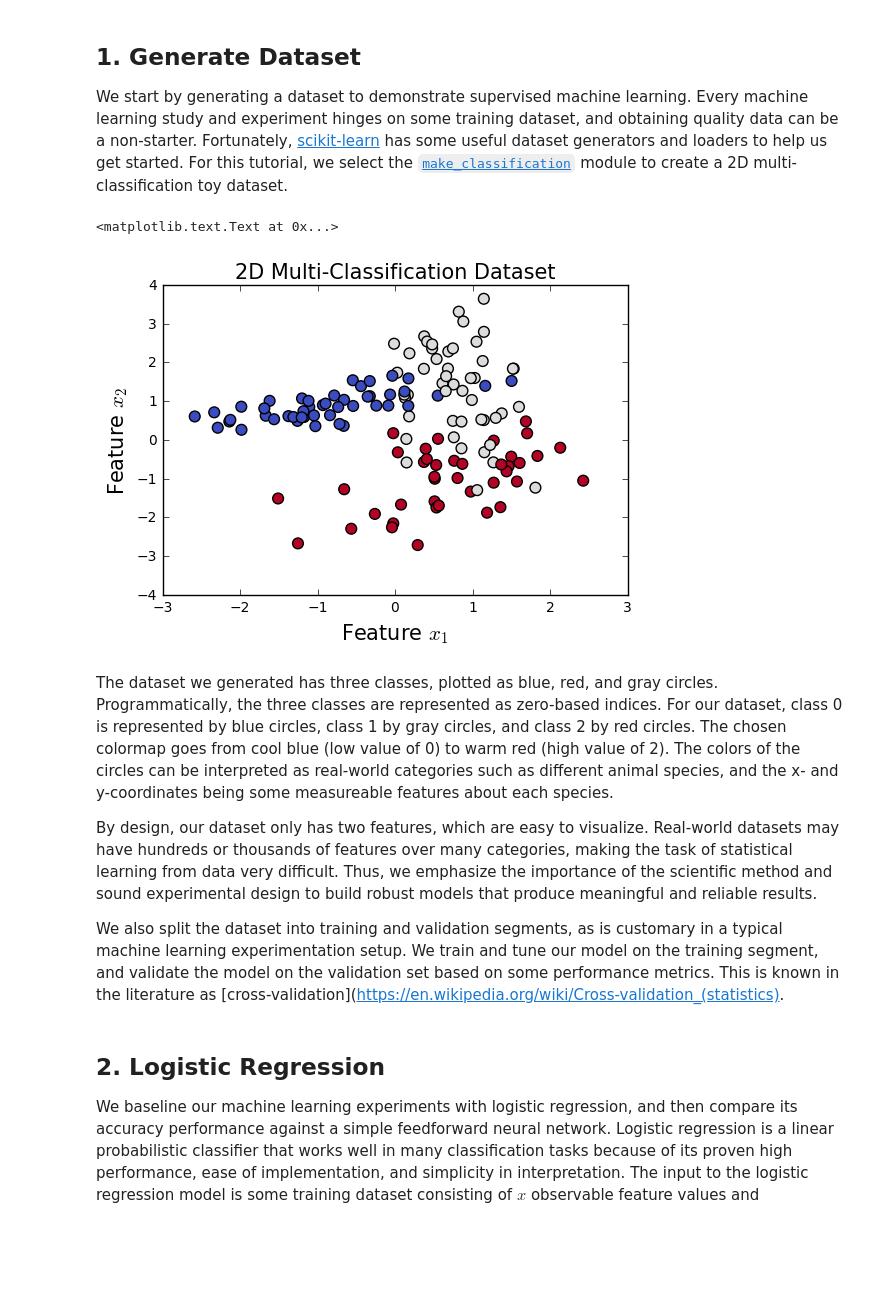
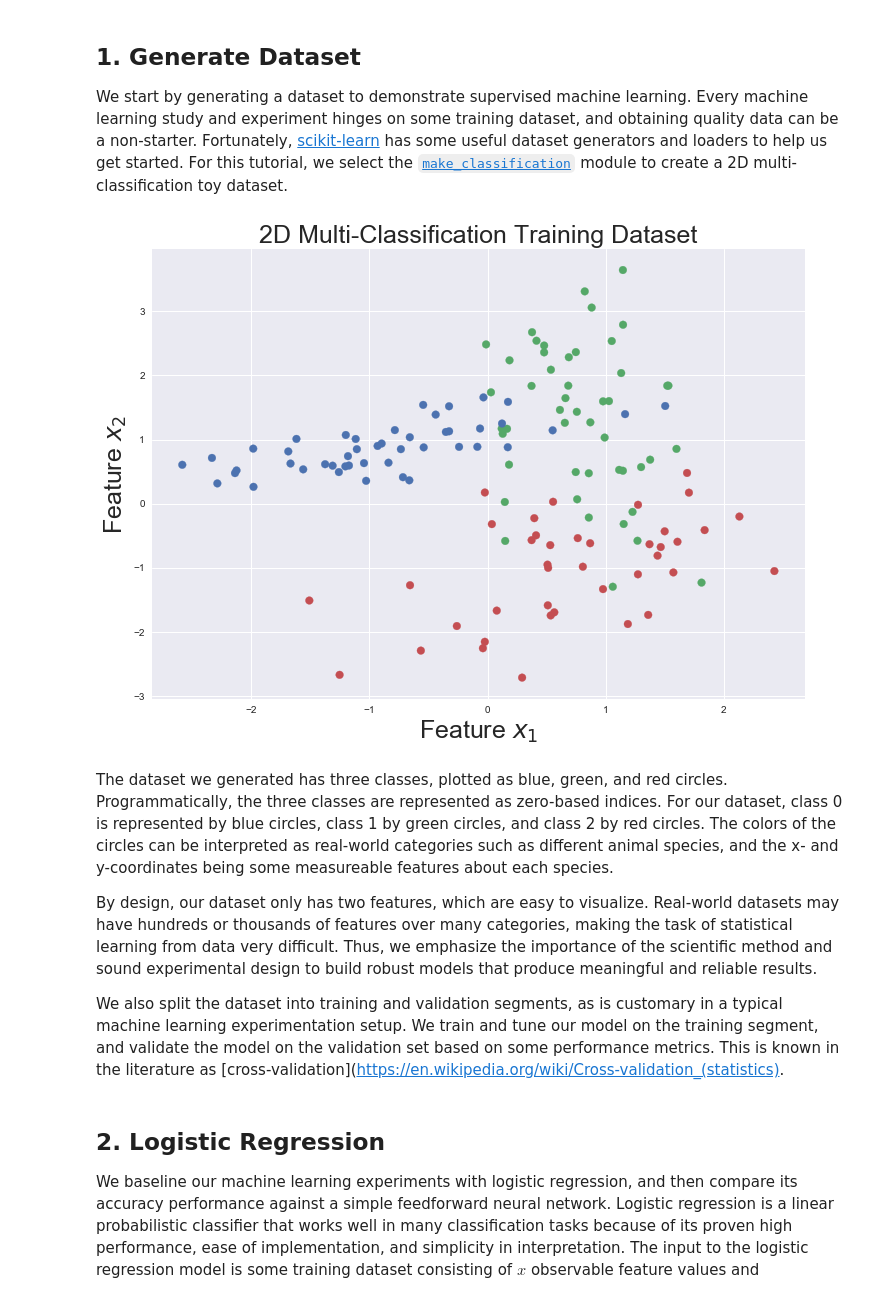
Before and after one commit to vuptran/introduction-to-neural-networks, a Jupyter notebook: intro_neural_network.ipynb, the cells around one changed output. Cells and saved outputs as stored; diff of their text form; code cells hidden in the pictures; blank space fills up the shorter version.

```diff
--- a/intro_neural_network.ipynb
+++ b/intro_neural_network.ipynb
@@ -19,17 +19,17 @@ We hope that this tutorial supplements your understanding of deep learning and e
 **Acknowledgment** - we build upon and expand the tutorials previously made available [here](http://www.wildml.com/2015/09/implementing-a-neural-network-from-scratch) and [here](http://cs231n.github.io/neural-networks-case-study/). The reader is encouraged to explore more online resources related to neural networks and deep learning in the [Further Reading](#Further-Reading) section.
 # %%
 # Package imports
-import matplotlib
 import matplotlib.pyplot as plt
+from matplotlib.colors import ListedColormap
+import seaborn as sns
+sns.set()
+sns.set_style('darkgrid')
 import numpy as np
 from sklearn.datasets import make_classification
 from sklearn.linear_model import LogisticRegressionCV
 from sklearn.model_selection import train_test_split
 from sklearn.metrics import classification_report
 from itertools import chain
-
-# Display plots inline
-%matplotlib inline
 # %% [markdown]
 ## 1. Generate Dataset
 
@@ -37,20 +37,26 @@ We start by generating a dataset to demonstrate supervised machine learning. Eve
 # %%
 X, y = make_classification(n_samples=200, n_features=2, n_informative=2,
                            n_redundant=0, n_repeated=0, n_classes=3, n_clusters_per_class=1,
                            weights=None, flip_y=0.01, class_sep=0.85, hypercube=True, shift=0.0,
                            scale=1.0, shuffle=True, random_state=0)
 
 # Split the dataset into training and validation segments
 X, X_val, y, y_val = train_test_split(X, y, test_size=0.33, random_state=1234)
-plt.scatter(X[:, 0], X[:, 1], s=60, c=y, cmap=plt.cm.coolwarm)
-plt.xlabel('Feature $x_1$', fontsize=15)
-plt.ylabel('Feature $x_2$', fontsize=15)
-plt.title("2D Multi-Classification Dataset", fontsize=15)
+# Define our color palette
+palette = sns.color_palette('deep', 3)
+colormap = ListedColormap(palette) # colormap follows the BGR palette
+# Plot training dataset
+plt.rcParams['figure.figsize']=(11.7, 8.27)
+fontsize = 25
+plt.scatter(X[:, 0], X[:, 1], s=60, c=y, cmap=colormap)
+plt.xlabel('Feature $x_1$', fontsize=fontsize)
+plt.ylabel('Feature $x_2$', fontsize=fontsize)
+plt.title('2D Multi-Classification Training Dataset', fontsize=fontsize)
+plt.show()
 # %% [output]
-<matplotlib.text.Text at 0x...>
-[figure, old version]
+[figure, new version]
 # %% [markdown]
-The dataset we generated has three classes, plotted as blue, red, and gray circles. Programmatically, the three classes are represented as zero-based indices. For our dataset, class 0 is represented by blue circles, class 1 by gray circles, and class 2 by red circles. The chosen colormap goes from cool blue (low value of 0) to warm red (high value of 2). The colors of the circles can be interpreted as real-world categories such as different animal species, and the x- and y-coordinates being some measureable features about each species.
+The dataset we generated has three classes, plotted as blue, green, and red circles. Programmatically, the three classes are represented as zero-based indices. For our dataset, class 0 is represented by blue circles, class 1 by green circles, and class 2 by red circles. The colors of the circles can be interpreted as real-world categories such as different animal species, and the x- and y-coordinates being some measureable features about each species.
 
 By design, our dataset only has two features, which are easy to visualize. Real-world datasets may have hundreds or thousands of features over many categories, making the task of statistical learning from data very difficult. Thus, we emphasize the importance of the scientific method and sound experimental design to build robust models that produce meaningful and reliable results.
 
```
Also changed, not shown: parts of 23 cells of this notebook, 3 other files.
